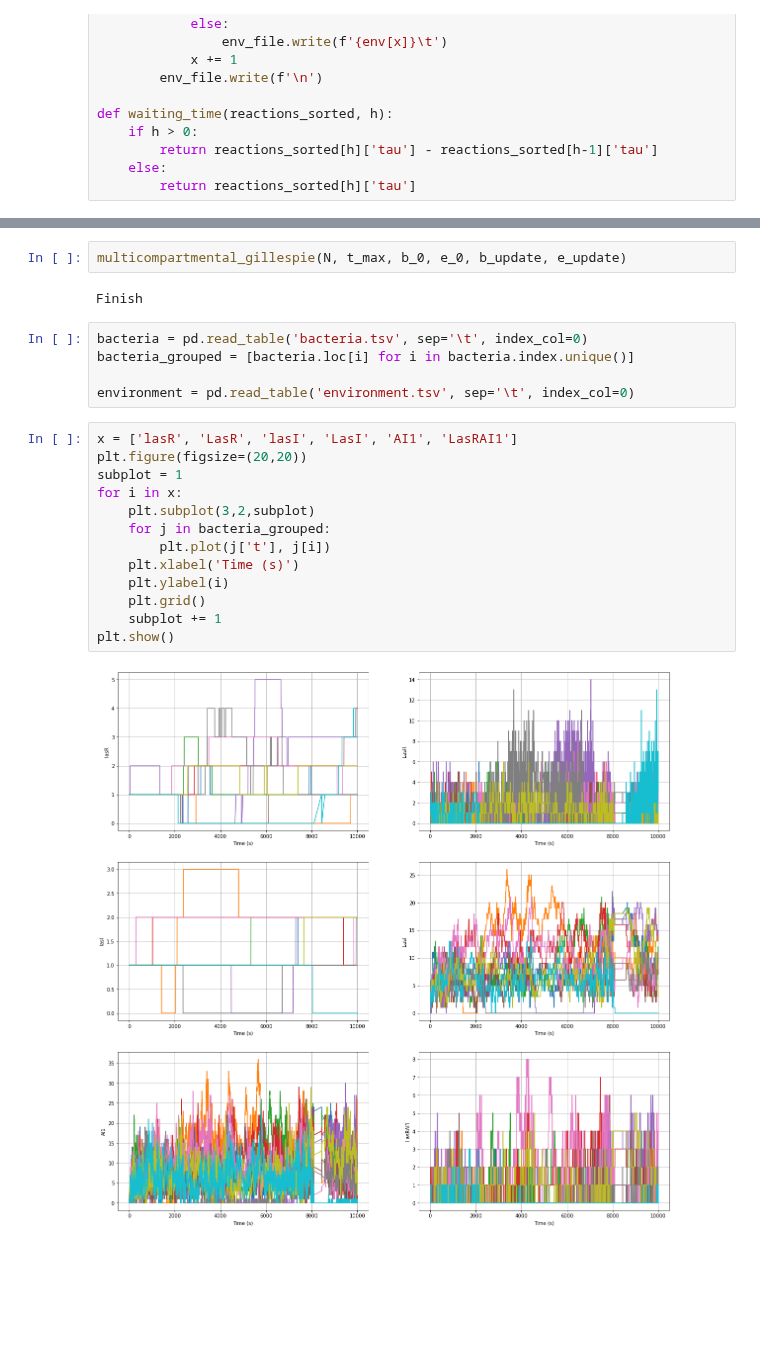
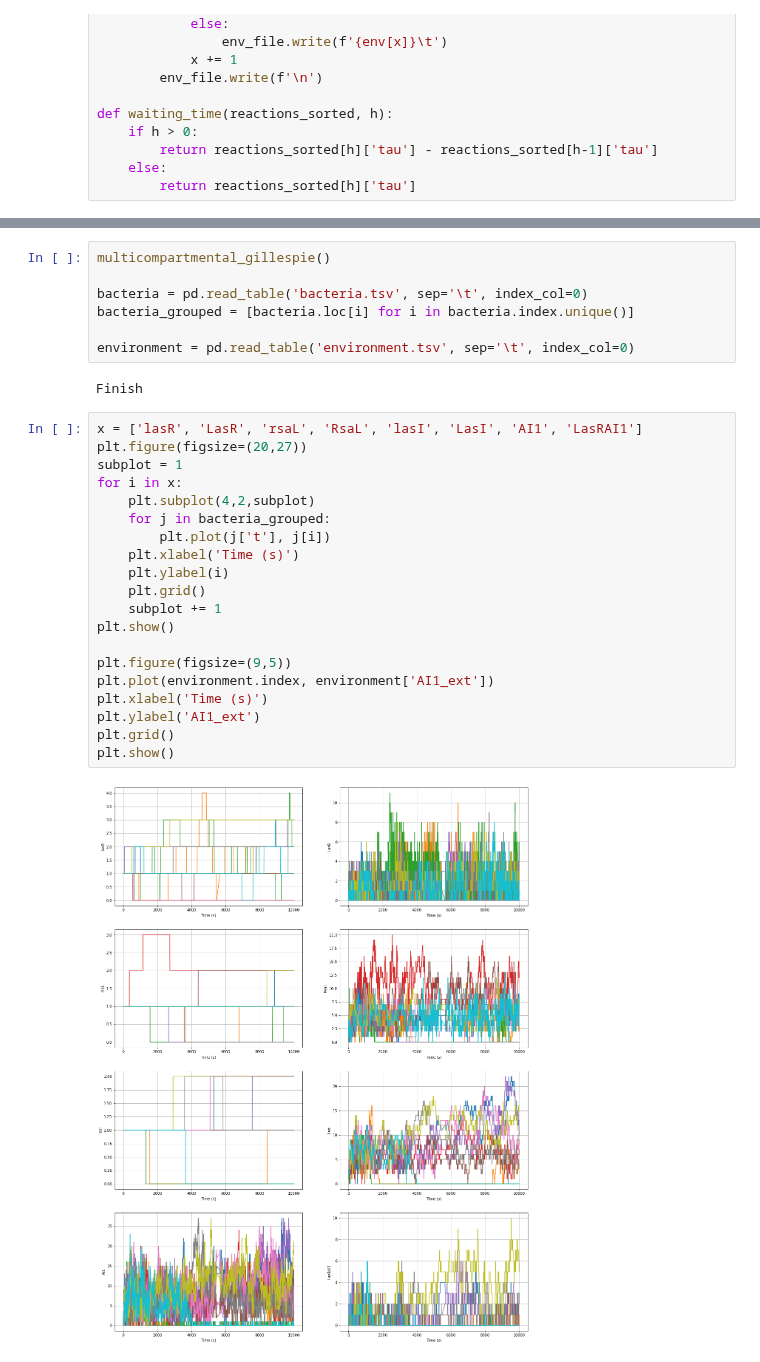
Before and after one commit to alejandrocs98/P-aeruginosa-qs, a Jupyter notebook: qs_stochastic_psystem.ipynb, the cells around one changed output, grey strips where cells are left out. Drawn from its saved outputs; the diff is of its cells as text; blank space fills up the shorter version.

```diff
--- a/qs_stochastic_psystem.ipynb
+++ b/qs_stochastic_psystem.ipynb
@@ -278,27 +335,34 @@ def multicompartmental_gillespie(N, t_max, b_0, e_0, b_update, e_update):
             h += 1
 
     print('Finish')
-# %%
-multicompartmental_gillespie(N, t_max, b_0, e_0, b_update, e_update)
-# %% [output]
-Finish
 # %%
+multicompartmental_gillespie()
+
 bacteria = pd.read_table('bacteria.tsv', sep='\t', index_col=0)
 bacteria_grouped = [bacteria.loc[i] for i in bacteria.index.unique()]
 
 environment = pd.read_table('environment.tsv', sep='\t', index_col=0)
+# %% [output]
+Finish
 # %%
-x = ['lasR', 'LasR', 'lasI', 'LasI', 'AI1', 'LasRAI1']
-plt.figure(figsize=(20,20))
+x = ['lasR', 'LasR', 'rsaL', 'RsaL', 'lasI', 'LasI', 'AI1', 'LasRAI1']
+plt.figure(figsize=(20,27))
 subplot = 1
 for i in x:
-    plt.subplot(3,2,subplot)
+    plt.subplot(4,2,subplot)
     for j in bacteria_grouped:
         plt.plot(j['t'], j[i])
     plt.xlabel('Time (s)')
     plt.ylabel(i)
     plt.grid()
     subplot += 1
 plt.show()
+
+plt.figure(figsize=(9,5))
+plt.plot(environment.index, environment['AI1_ext'])
+plt.xlabel('Time (s)')
+plt.ylabel('AI1_ext')
+plt.grid()
+plt.show()
 # %% [output]
-[figure, old version]
+[figure, new version]
```
Also changed, not shown: parts of 5 cells of this notebook, 5 other files.
